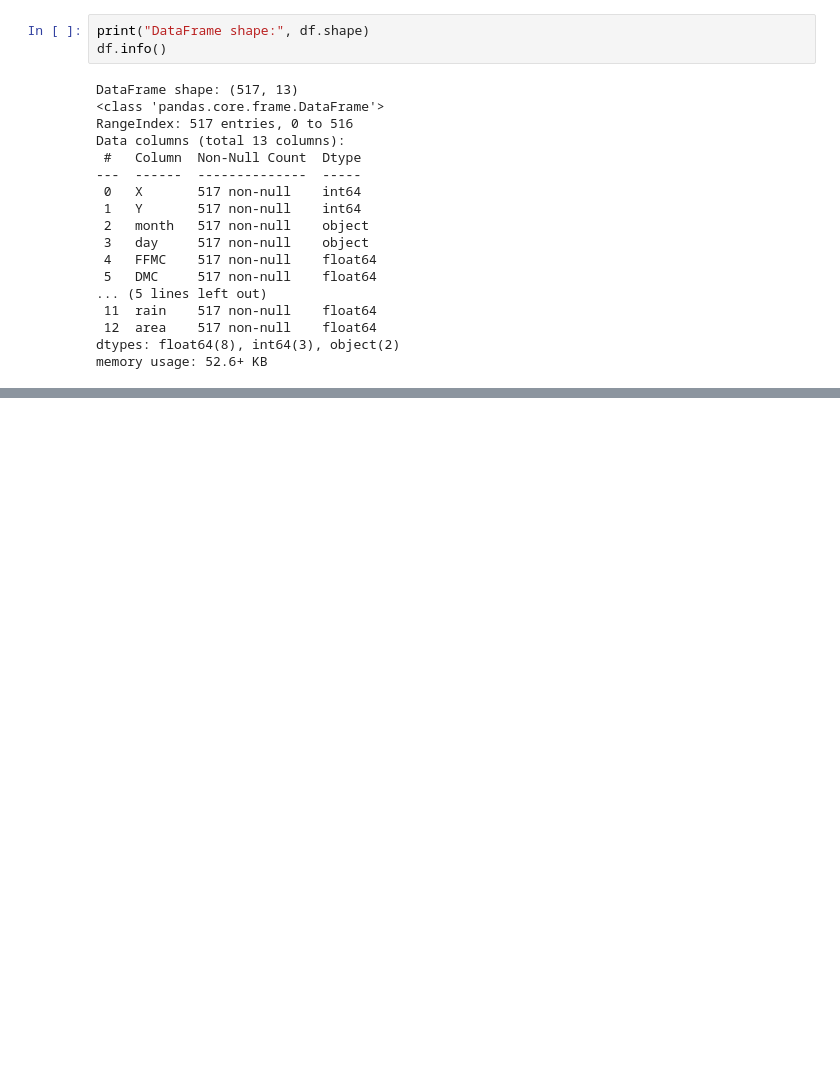
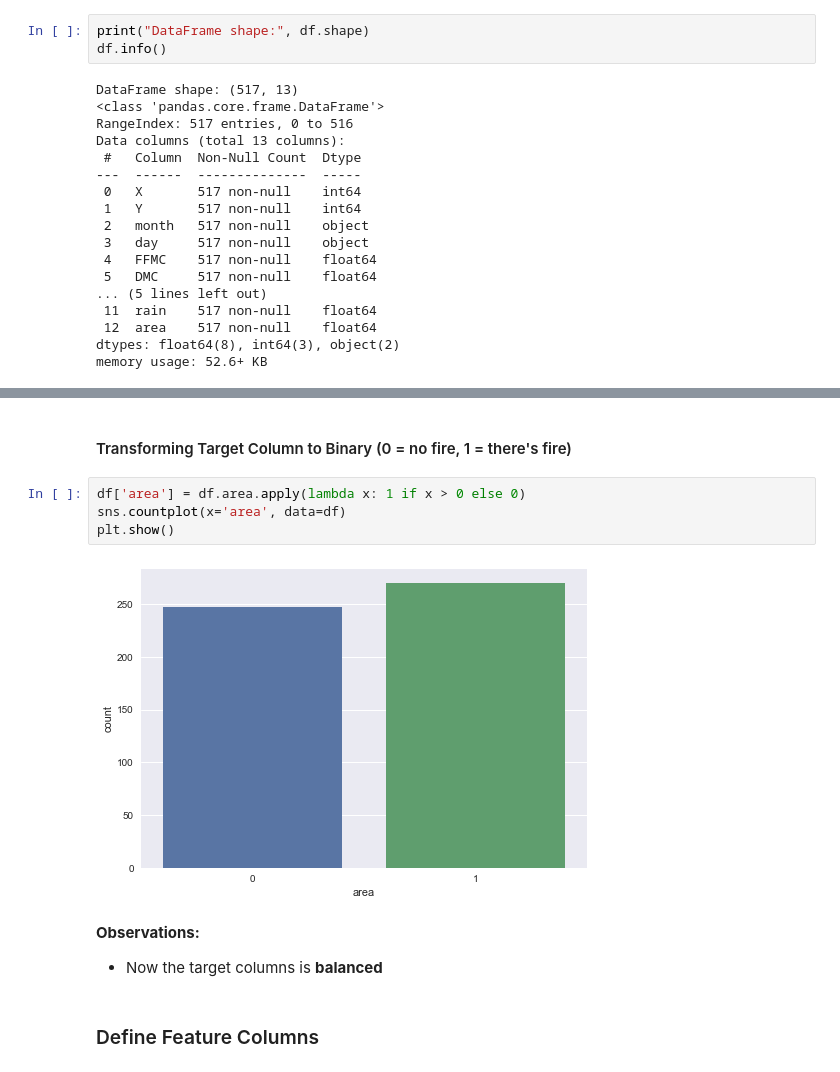
Before and after one commit to edutjie/Deep-Learning-Indonesia.AI, a Jupyter notebook: 6. Final Project/forest_fire_estimation.ipynb, the cells around one changed output, grey strips where cells are left out. Drawn from its saved outputs; the diff is of its cells as text; blank space fills up the shorter version.

```diff
--- a/6. Final Project/forest_fire_estimation.ipynb
+++ b/6. Final Project/forest_fire_estimation.ipynb
@@ -64,0 +112,13 @@ memory usage: 52.6+ KB
+# %% [markdown]
+#### Transforming Target Column to Binary (0 = no fire, 1 = there's fire)
+# %%
+df['area'] = df.area.apply(lambda x: 1 if x > 0 else 0)
+sns.countplot(x='area', data=df)
+plt.show()
+# %% [output]
+[figure, added]
+# %% [markdown]
+**Observations:**
+- Now the target columns is **balanced**
+# %% [markdown]
+### Define Feature Columns
```
Also changed, not shown: parts of 96 cells of this notebook, 2 other files.
